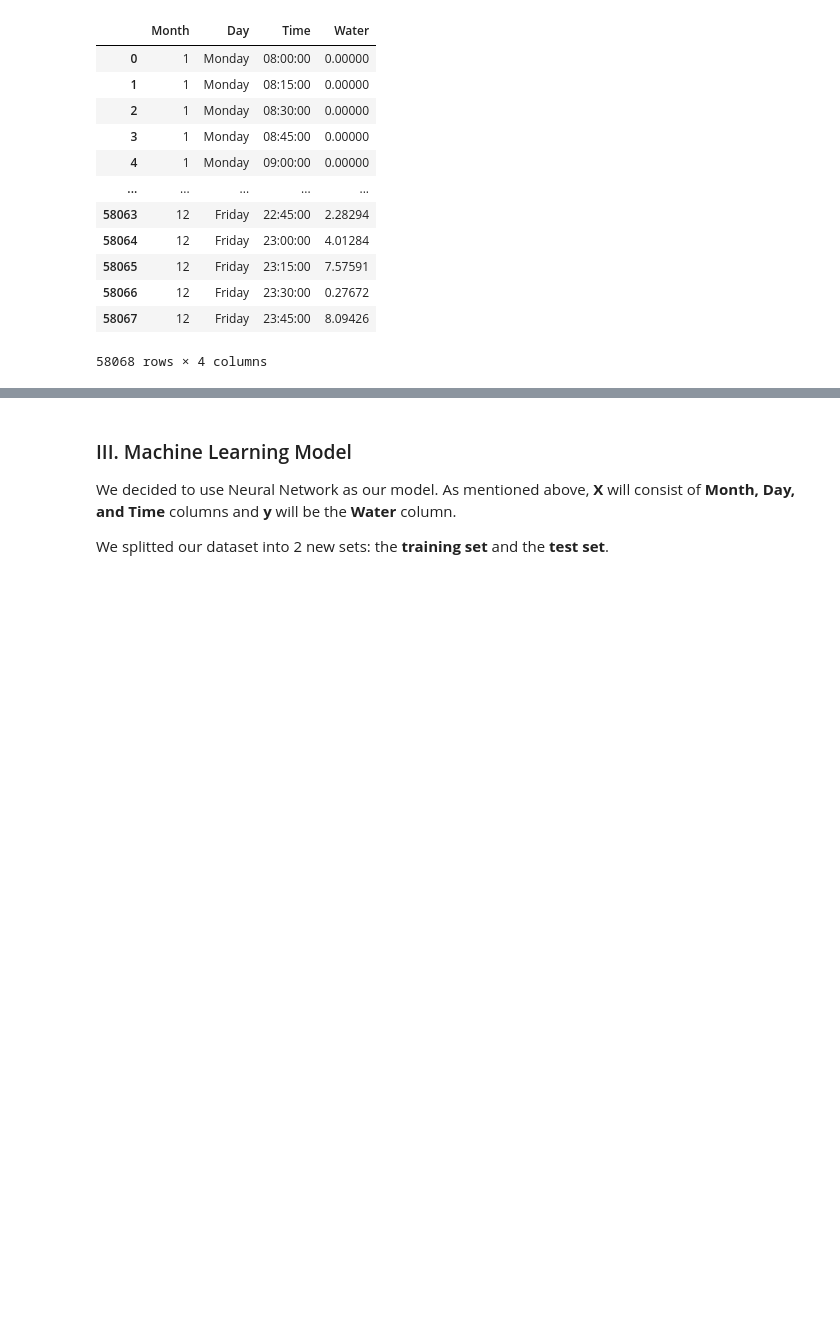
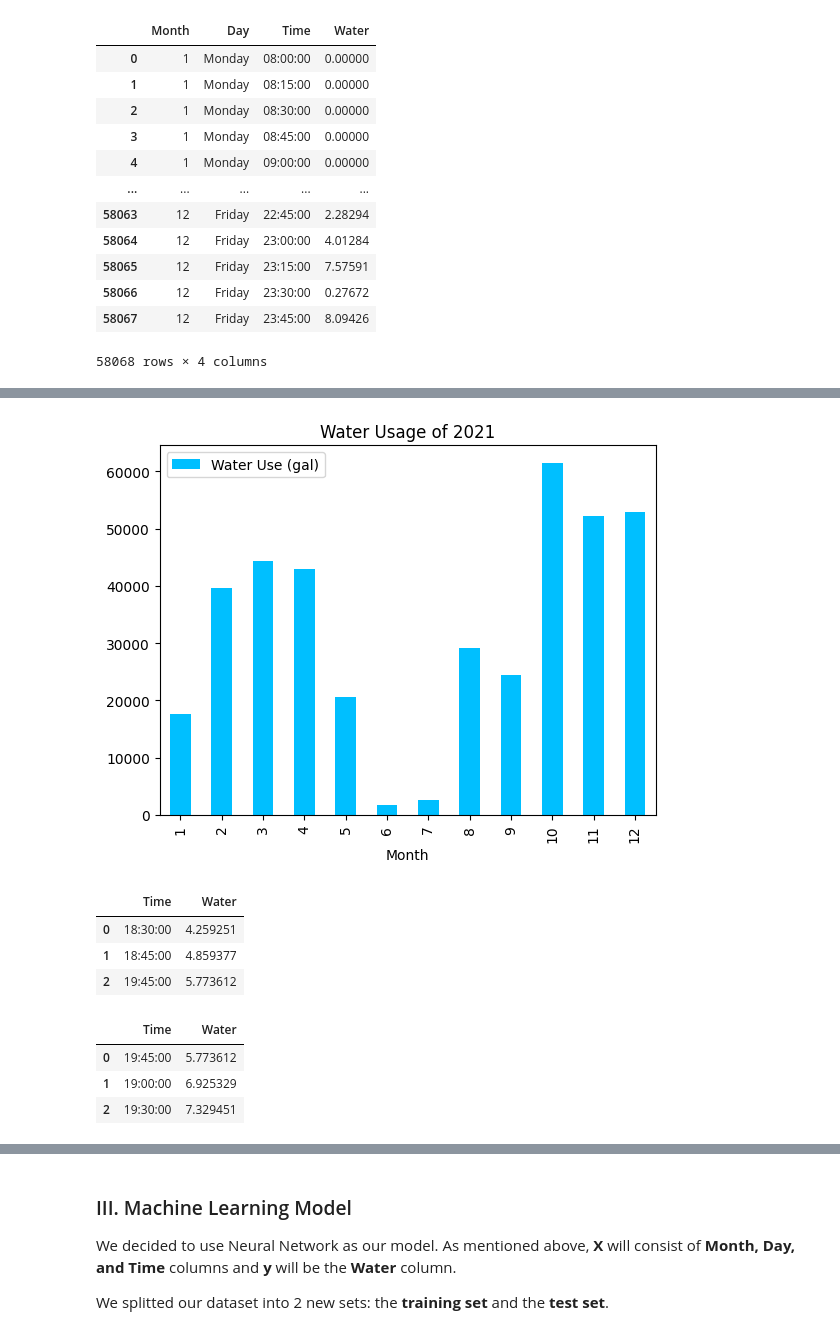
Before and after one commit to tnguyen2907/noah-water-use_ds, a Jupyter notebook: shower.ipynb, the cells around one changed output, grey strips where cells are left out. Drawn from its saved outputs; the diff is of its cells as text; code cells hidden in the pictures; blank space fills up the shorter version.

```diff
--- a/shower.ipynb
+++ b/shower.ipynb
@@ -102,0 +260,41 @@ df_train      #Final dataset
+# %%
+df_2021_rec.plot(kind = 'bar', x = 'Month', y = 'Water Use (gal)', color = 'deepskyblue')
+plt.title('Water Usage of 2021')
+plt.show()
+# %% [output]
+[figure, added]
+# %%
+from datetime import datetime
+from datetime import timedelta
+def get_3best_time(month=datetime.now().month, day=datetime.now().day, earliest='08:00', latest='23:45', trained_model=rgs):
+    earliest = datetime.strptime(earliest, '%H:%M')
+    latest = datetime.strptime(latest, '%H:%M')
+
+    time_array = []
+    while True:
+        time_array.append(earliest.time())
+        if earliest == latest:
+            break
+        earliest += timedelta(minutes=15)
+
+    cur_X = pd.DataFrame({'Month': month, 'Day': datetime(datetime.now().year, month, day).strftime('%A'), 'Time': time_array})
+    cur_X_transformed = transformer.transform(cur_X)
+    y = trained_model.predict(cur_X_transformed)
+    cur_X['Water'] = trained_model.predict(cur_X_transformed)
+    top_3 = cur_X.iloc[cur_X['Water'].argsort()[:3]]
+    return top_3[['Time', 'Water']].reset_index(drop=True)
+get_3best_time()
+# %% [output]
+|  | Time | Water |
+| 0 | 18:30:00 | 4.259251 |
+| 1 | 18:45:00 | 4.859377 |
+| 2 | 19:45:00 | 5.773612 |
+# %%
+month = 1
+day = 24
+get_3best_time(1, 24, '19:00', '22:00')
+# %% [output]
+|  | Time | Water |
+| 0 | 19:45:00 | 5.773612 |
+| 1 | 19:00:00 | 6.925329 |
+| 2 | 19:30:00 | 7.329451 |
```
Also changed, not shown: parts of 37 cells of this notebook.
